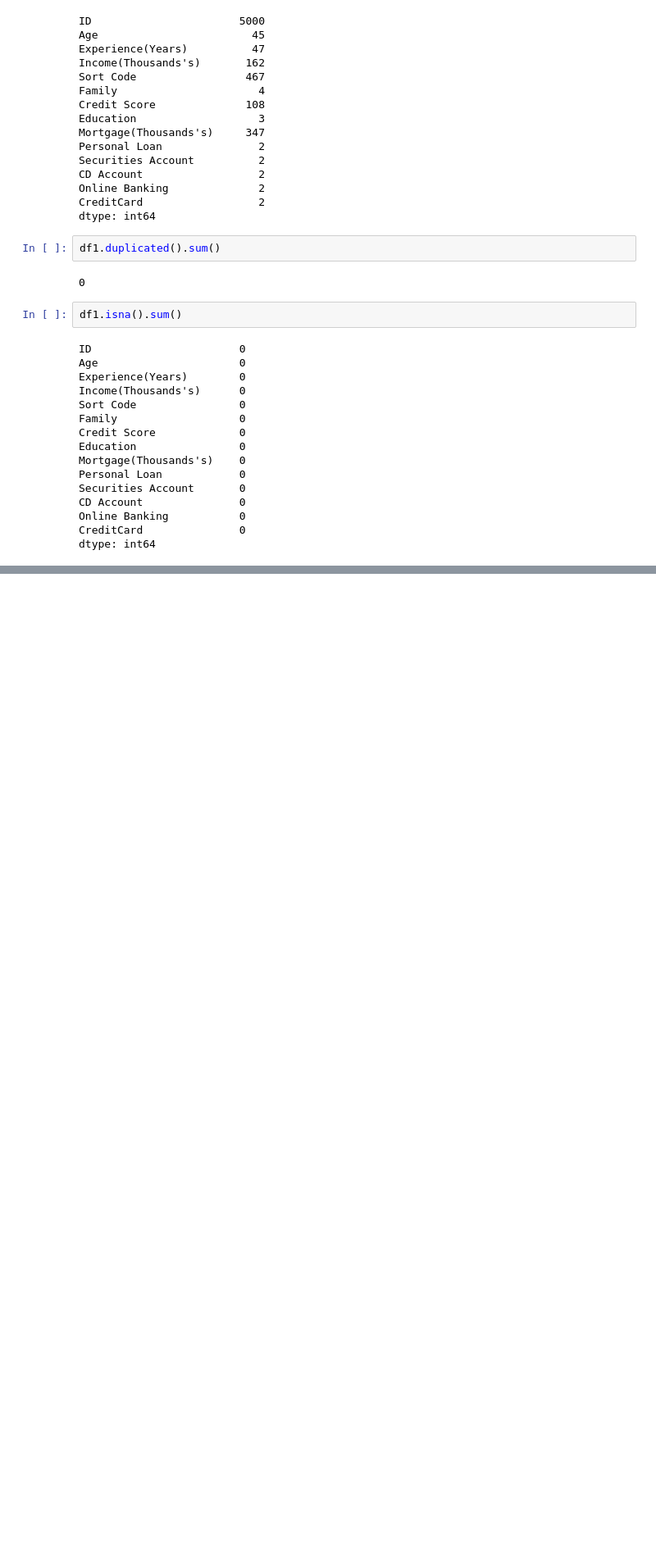
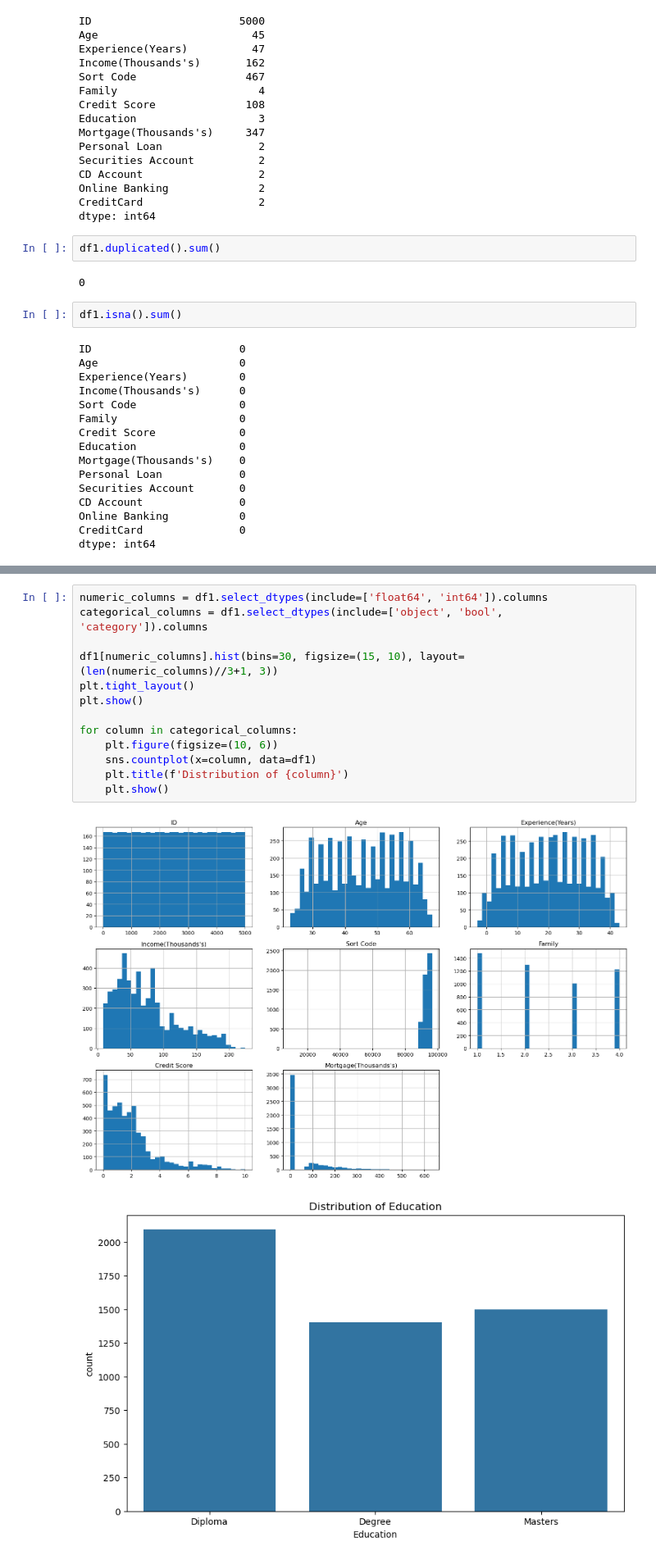
Before and after one commit to IC2020341/IngridCastro_ML_CA2, a Jupyter notebook: IngridCastro_ML_CA2.ipynb.ipynb, the cells around one changed output, grey strips where cells are left out. Shown at 82% size. Saved outputs shown, nothing was run; the diff lists cells and outputs as text; blank space fills up the shorter version.

```diff
--- a/IngridCastro_ML_CA2.ipynb.ipynb
+++ b/IngridCastro_ML_CA2.ipynb.ipynb
@@ -159,0 +168,16 @@ dtype: int64
+# %%
+numeric_columns = df1.select_dtypes(include=['float64', 'int64']).columns
+categorical_columns = df1.select_dtypes(include=['object', 'bool', 'category']).columns
+
+df1[numeric_columns].hist(bins=30, figsize=(15, 10), layout=(len(numeric_columns)//3+1, 3))
+plt.tight_layout()
+plt.show()
+
+for column in categorical_columns:
+    plt.figure(figsize=(10, 6))
+    sns.countplot(x=column, data=df1)
+    plt.title(f'Distribution of {column}')
+    plt.show()
+# %% [output]
+[figure, added]
+[figure, added]
```
Also changed, not shown: parts of 6 cells of this notebook.
